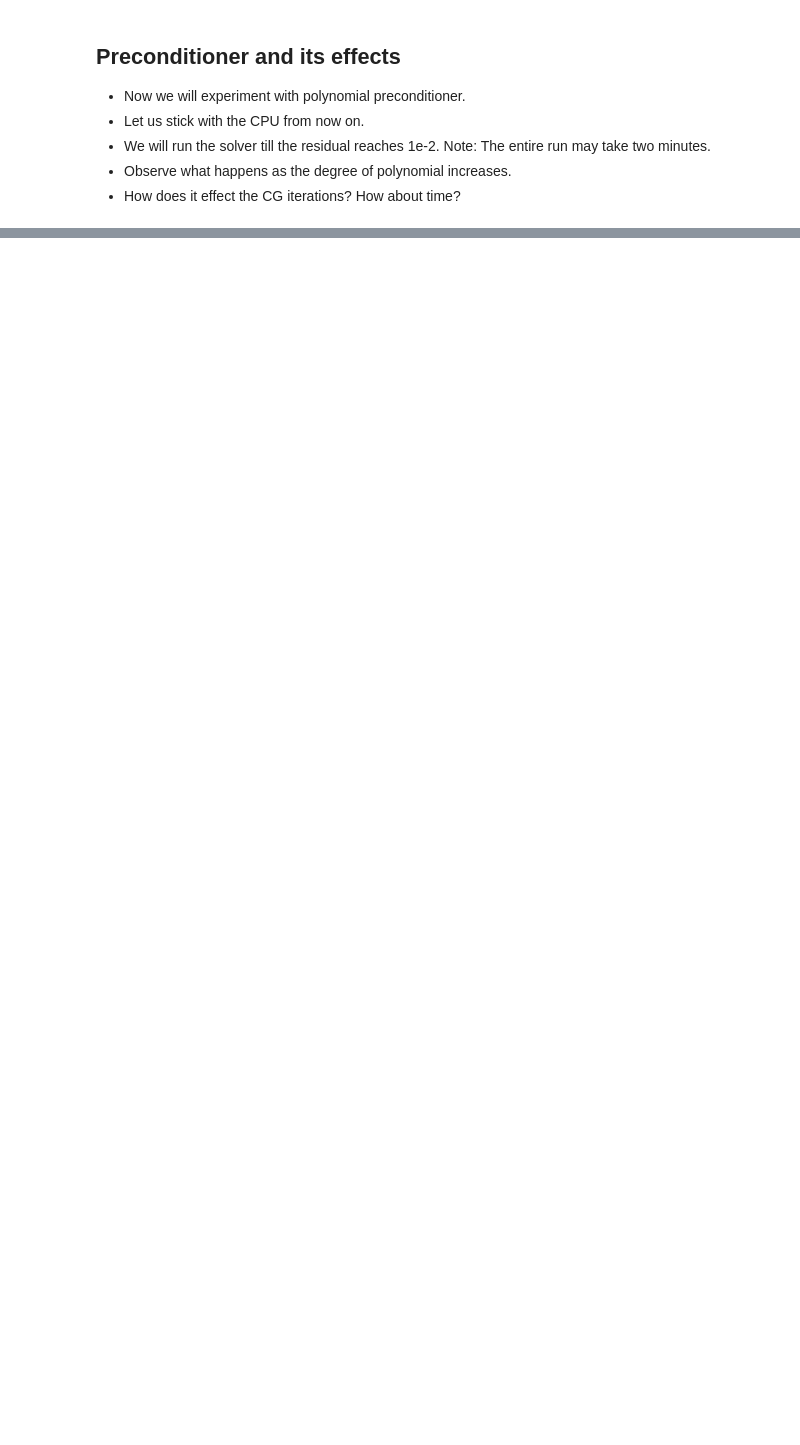
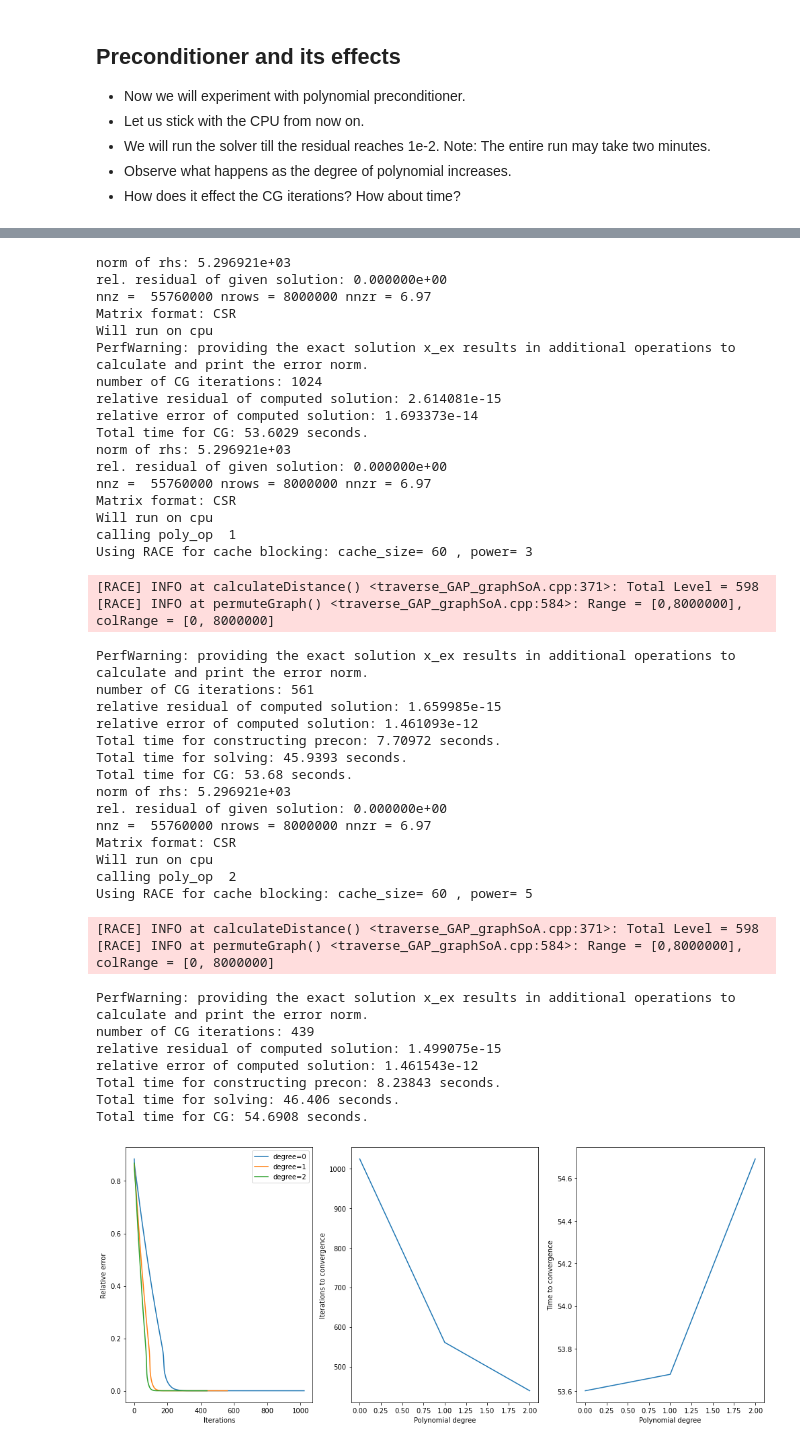
Before and after one commit to RRZE-HPC/PELS, a Jupyter notebook: PELS.ipynb, the cells around one changed output, grey strips where cells are left out. Cells and saved outputs as stored; diff of their text form; code cells hidden in the pictures; blank space fills up the shorter version.

```diff
--- a/PELS.ipynb
+++ b/PELS.ipynb
@@ -375,3 +484,3 @@ plt.show()
 # %%
 os.environ["USE_CPU"]="True"
-rel_res_in_CG, rel_err, iter, t_pre, t_soln, t_CG = pcg('Laplace200x200x200', 50, poly_k=2, tol=1e-3, use_RACE=True, cache_size=60, print_perf=True)
+rel_res_in_CG, rel_err, iter, t_pre, t_soln, t_CG = bench('Laplace200x200x200', 50, poly_k=2, tol=1e-3, use_RACE=False, cache_size=1000, print_perf=True)
@@ -381,32 +508,76 @@ rel_res_in_CG, rel_err, iter, t_pre, t_soln, t_CG = pcg('Laplace200x200x200', 50
 import matplotlib.pyplot as plt
 degrees=[]
 iters=[]
 times=[]
 plt.subplots(1,3, figsize=(14,6))
 
 os.environ["USE_CPU"]="True"
 plt.subplot(1, 3, 1)
-for deg in [0,1,2,3]:
-    rel_res_in_CG, rel_err, iter, t_pre, t_soln, t_CG = pcg('Laplace200x200x200', 10000, poly_k=deg, tol=1e-12, use_RACE=True, cache_size=60)
+for deg in [0,1,2]:
+    rel_res_in_CG, rel_err, iter, t_pre, t_soln, t_CG = bench('Laplace200x200x200', 10000, poly_k=deg, tol=1e-12, use_RACE=True, cache_size=60)
     degrees.append(deg)
     iters.append(iter)
     times.append(t_CG)
     plt.plot(rel_err, label="degree="+str(deg))
 
 
 plt.xlabel("Iterations")
 plt.ylabel("Relative error")
 plt.legend()
 
 plt.subplot(1, 3, 2)
 plt.xlabel("Polynomial degree")
 plt.ylabel("Iterations to convergence")
 plt.plot(degrees, iters)
 
 plt.subplot(1, 3, 3)
 plt.xlabel("Polynomial degree")
 plt.ylabel("Time to convergence")
 plt.plot(degrees, times)
 
 plt.tight_layout()
 plt.show()
+# %% [output]
+norm of rhs: 5.296921e+03
+rel. residual of given solution: 0.000000e+00
+nnz =  55760000 nrows = 8000000 nnzr = 6.97
+Matrix format: CSR
+Will run on cpu
+PerfWarning: providing the exact solution x_ex results in additional operations to calculate and print the error norm.
+number of CG iterations: 1024
+relative residual of computed solution: 2.614081e-15
+relative error of computed solution: 1.693373e-14
+Total time for CG: 53.6029 seconds.
+norm of rhs: 5.296921e+03
+rel. residual of given solution: 0.000000e+00
+nnz =  55760000 nrows = 8000000 nnzr = 6.97
+Matrix format: CSR
+Will run on cpu
+calling poly_op  1
+Using RACE for cache blocking: cache_size= 60 , power= 3
+[RACE] INFO at calculateDistance() <traverse_GAP_graphSoA.cpp:371>: Total Level = 598
+[RACE] INFO at permuteGraph() <traverse_GAP_graphSoA.cpp:584>: Range = [0,8000000], colRange = [0, 8000000]
+PerfWarning: providing the exact solution x_ex results in additional operations to calculate and print the error norm.
+number of CG iterations: 561
+relative residual of computed solution: 1.659985e-15
+relative error of computed solution: 1.461093e-12
+Total time for constructing precon: 7.70972 seconds.
+Total time for solving: 45.9393 seconds.
+Total time for CG: 53.68 seconds.
+norm of rhs: 5.296921e+03
+rel. residual of given solution: 0.000000e+00
+nnz =  55760000 nrows = 8000000 nnzr = 6.97
+Matrix format: CSR
+Will run on cpu
+calling poly_op  2
+Using RACE for cache blocking: cache_size= 60 , power= 5
+[RACE] INFO at calculateDistance() <traverse_GAP_graphSoA.cpp:371>: Total Level = 598
+[RACE] INFO at permuteGraph() <traverse_GAP_graphSoA.cpp:584>: Range = [0,8000000], colRange = [0, 8000000]
+PerfWarning: providing the exact solution x_ex results in additional operations to calculate and print the error norm.
+number of CG iterations: 439
+relative residual of computed solution: 1.499075e-15
+relative error of computed solution: 1.461543e-12
+Total time for constructing precon: 8.23843 seconds.
+Total time for solving: 46.406 seconds.
+Total time for CG: 54.6908 seconds.
+[figure, added]
```
Also changed, not shown: parts of 11 cells of this notebook.
